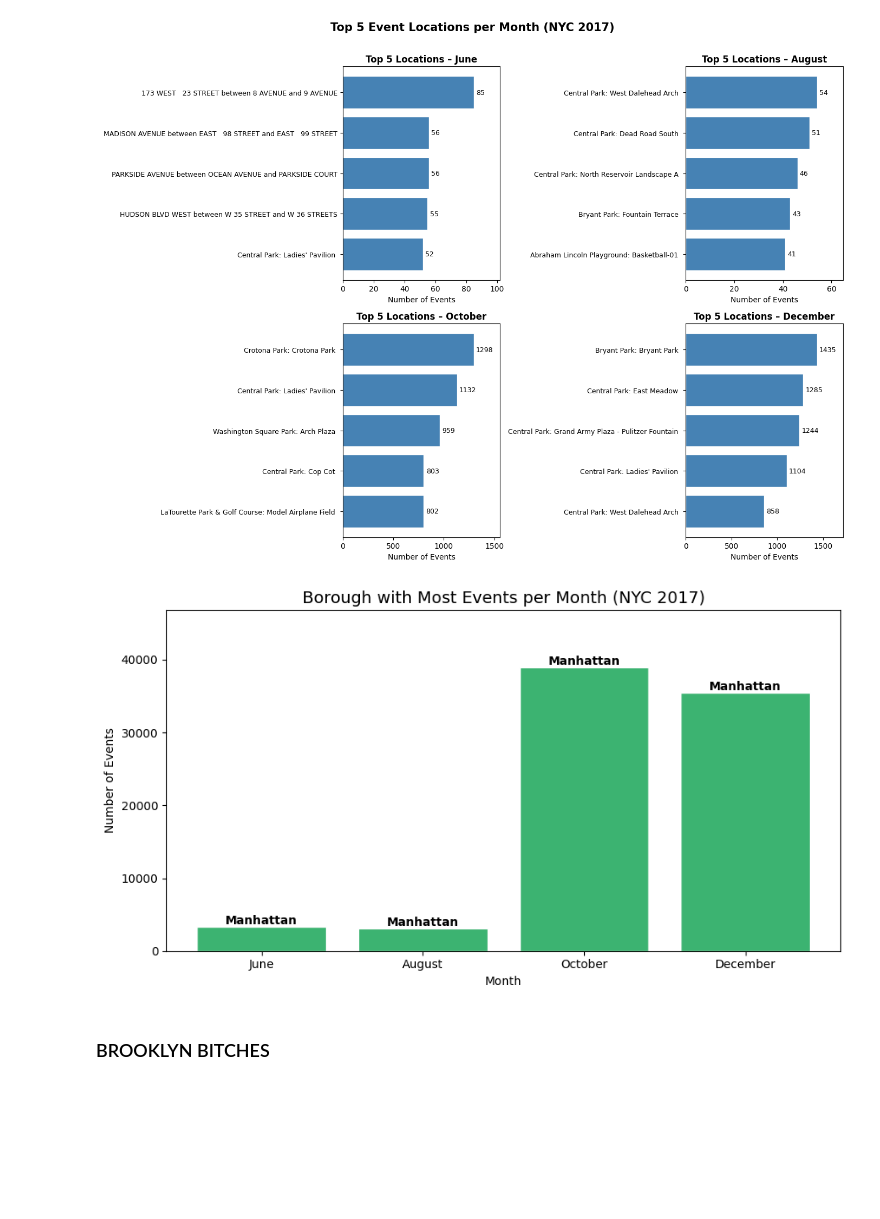
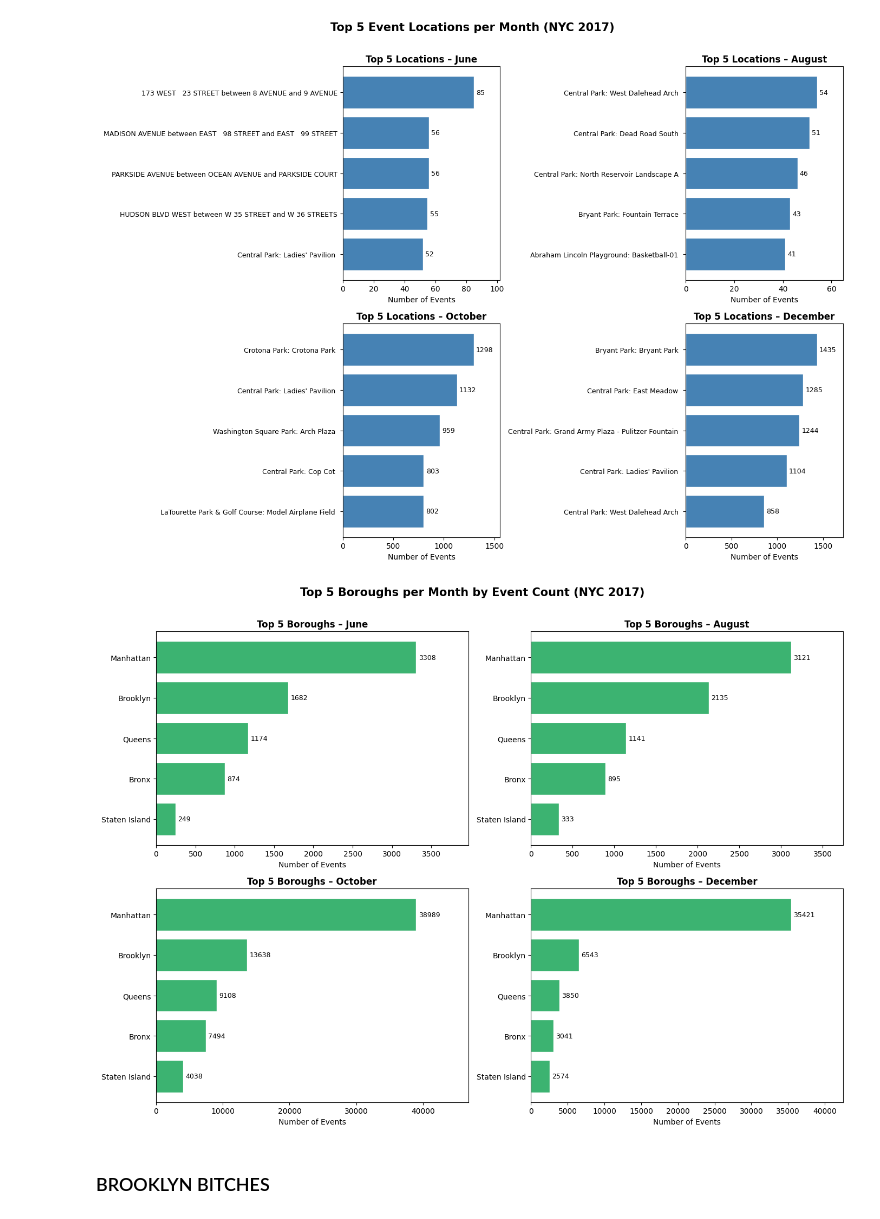
Before and after one commit to ThibautHeim/Advanced_Business_Analytics_Project, a Jupyter notebook: Vasilis/Check_Events.ipynb, the cells around one changed output. Drawn from its saved outputs; the diff is of its cells as text; code cells hidden in the pictures; blank space fills up the shorter version.

```diff
--- a/Vasilis/Check_Events.ipynb
+++ b/Vasilis/Check_Events.ipynb
@@ -96,33 +96,41 @@ plt.show()
 # %% [output]
 [figure]
 # %%
-borough_month = df.groupby(['Month Name', 'Event Borough'], observed=True).size().reset_index(name='Count')
-top_boroughs = (
-    borough_month
-    .sort_values('Count', ascending=False)
-    .groupby('Month Name', observed=True)
-    .first()
-    .reset_index()
+borough_month = (
+    df.groupby(['Month Name', 'Event Borough'], observed=True)
+      .size()
+      .reset_index(name='Count')
 )
 
-fig, ax = plt.subplots(figsize=(9, 5))
-bars = ax.bar(top_boroughs['Month Name'], top_boroughs['Count'],
-              color='mediumseagreen', edgecolor='white')
+top5_boroughs = (
+    borough_month
+    .sort_values(['Month Name', 'Count'], ascending=[True, False])
+    .groupby('Month Name', observed=True)
+    .head(5)
+    .reset_index(drop=True)
+)
 
-for bar, label in zip(bars, top_boroughs['Event Borough']):
-    ax.text(bar.get_x() + bar.get_width() / 2,
-            bar.get_height() + 0.5,
-            label, ha='center', va='bottom', fontsize=10, fontweight='bold')
+months = ['June', 'August', 'October', 'December']
+fig, axes = plt.subplots(2, 2, figsize=(14, 10))
+axes = axes.flatten()
 
-ax.set_title('Borough with Most Events per Month (NYC 2017)', fontsize=14)
-ax.set_xlabel('Month')
-ax.set_ylabel('Number of Events')
-ax.set_ylim(0, top_boroughs['Count'].max() * 1.2)
+for i, month in enumerate(months):
+    data = top5_boroughs[top5_boroughs['Month Name'] == month].sort_values('Count')
+    ax = axes[i]
+    bars = ax.barh(data['Event Borough'], data['Count'],
+                   color='mediumseagreen', edgecolor='white')
+    ax.bar_label(bars, padding=3, fontsize=9)
+    ax.set_title(f'Top 5 Boroughs – {month}', fontsize=12, fontweight='bold')
+    ax.set_xlabel('Number of Events')
+    ax.set_xlim(0, data['Count'].max() * 1.2)
+    ax.tick_params(axis='y', labelsize=10)
+
+plt.suptitle('Top 5 Boroughs per Month by Event Count (NYC 2017)', fontsize=15, fontweight='bold', y=1.01)
 plt.tight_layout()
-plt.savefig("top_borough_by_month.png", dpi=150)
+plt.savefig("top5_boroughs_by_month.png", dpi=150, bbox_inches='tight')
 plt.show()
 # %% [output]
-[figure, old version]
+[figure, new version]
 # %% [markdown]
 ### BROOKLYN BITCHES
 # %%
```
Also changed, not shown: parts of 1 cell of this notebook, 13 other files.
